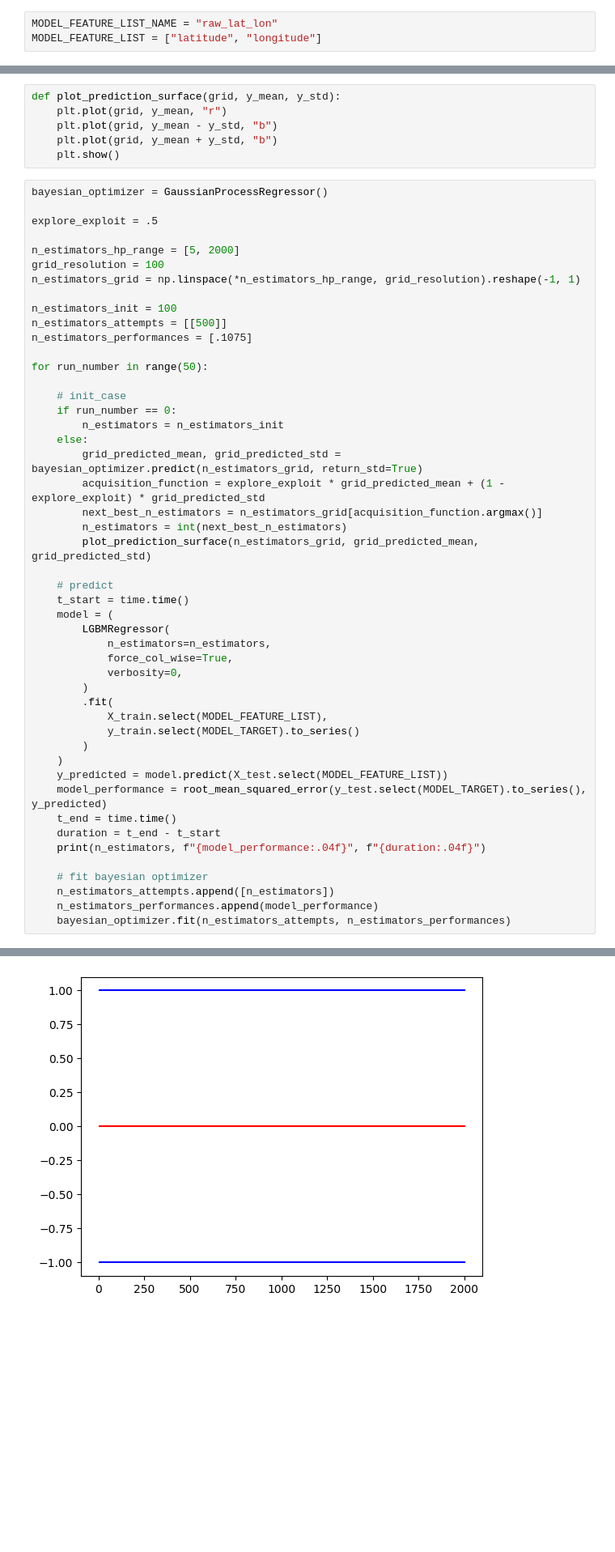
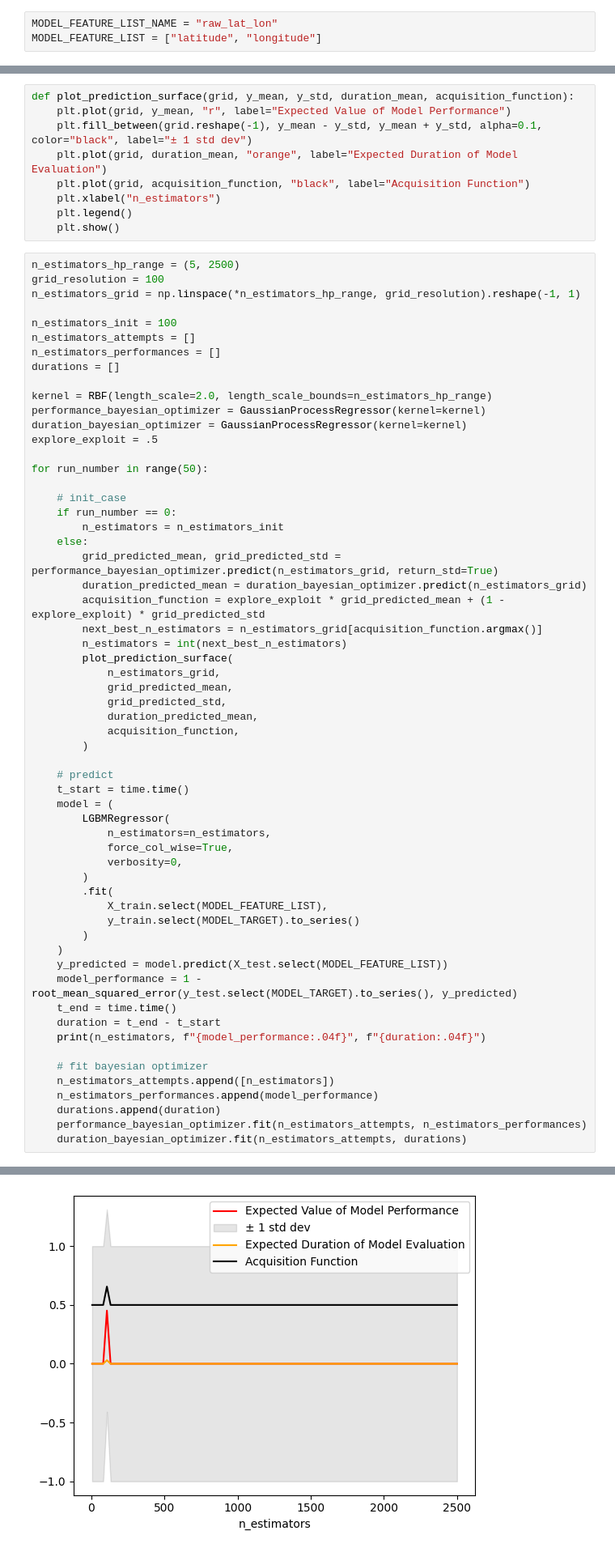
Before and after one commit to bfeif/personal-website, a Jupyter notebook: code/notebooks/practical-bayesian-optimization.ipynb, the cells around one changed output, grey strips where cells are left out. Shown at 81% size. Drawn from its saved outputs; the diff is of its cells as text; blank space fills up the shorter version.

```diff
--- a/code/notebooks/practical-bayesian-optimization.ipynb
+++ b/code/notebooks/practical-bayesian-optimization.ipynb
@@ -168,21 +131,26 @@ for n_estimators in n_estimators_hp_space:
 # %%
-def plot_prediction_surface(grid, y_mean, y_std):
-    plt.plot(grid, y_mean, "r")
-    plt.plot(grid, y_mean - y_std, "b")
-    plt.plot(grid, y_mean + y_std, "b")
+def plot_prediction_surface(grid, y_mean, y_std, duration_mean, acquisition_function):
+    plt.plot(grid, y_mean, "r", label="Expected Value of Model Performance")
+    plt.fill_between(grid.reshape(-1), y_mean - y_std, y_mean + y_std, alpha=0.1, color="black", label="± 1 std dev")
+    plt.plot(grid, duration_mean, "orange", label="Expected Duration of Model Evaluation")
+    plt.plot(grid, acquisition_function, "black", label="Acquisition Function")
+    plt.xlabel("n_estimators")
+    plt.legend()
     plt.show()
 # %%
-bayesian_optimizer = GaussianProcessRegressor()
-
-explore_exploit = .5
-
-n_estimators_hp_range = [5, 2000]
+n_estimators_hp_range = (5, 2500)
 grid_resolution = 100
 n_estimators_grid = np.linspace(*n_estimators_hp_range, grid_resolution).reshape(-1, 1)
 
 n_estimators_init = 100
-n_estimators_attempts = [[500]]
-n_estimators_performances = [.1075]
+n_estimators_attempts = []
+n_estimators_performances = []
+durations = []
+
+kernel = RBF(length_scale=2.0, length_scale_bounds=n_estimators_hp_range)
+performance_bayesian_optimizer = GaussianProcessRegressor(kernel=kernel)
+duration_bayesian_optimizer = GaussianProcessRegressor(kernel=kernel)
+explore_exploit = .5
 
 for run_number in range(50):
 
@@ -190,11 +158,18 @@ for run_number in range(50):
     if run_number == 0:
         n_estimators = n_estimators_init
     else:
-        grid_predicted_mean, grid_predicted_std = bayesian_optimizer.predict(n_estimators_grid, return_std=True)
+        grid_predicted_mean, grid_predicted_std = performance_bayesian_optimizer.predict(n_estimators_grid, return_std=True)
+        duration_predicted_mean = duration_bayesian_optimizer.predict(n_estimators_grid)
         acquisition_function = explore_exploit * grid_predicted_mean + (1 - explore_exploit) * grid_predicted_std
         next_best_n_estimators = n_estimators_grid[acquisition_function.argmax()]
         n_estimators = int(next_best_n_estimators)
-        plot_prediction_surface(n_estimators_grid, grid_predicted_mean, grid_predicted_std)
+        plot_prediction_surface(
+            n_estimators_grid,
+            grid_predicted_mean,
+            grid_predicted_std,
+            duration_predicted_mean,
+            acquisition_function,
+        )
 
     # predict
     t_start = time.time()
@@ -210,7 +185,7 @@ for run_number in range(50):
         )
     )
     y_predicted = model.predict(X_test.select(MODEL_FEATURE_LIST))
-    model_performance = root_mean_squared_error(y_test.select(MODEL_TARGET).to_series(), y_predicted)
+    model_performance = 1 - root_mean_squared_error(y_test.select(MODEL_TARGET).to_series(), y_predicted)
     t_end = time.time()
     duration = t_end - t_start
     print(n_estimators, f"{model_performance:.04f}", f"{duration:.04f}")
@@ -218,5 +193,7 @@ for run_number in range(50):
     # fit bayesian optimizer
     n_estimators_attempts.append([n_estimators])
     n_estimators_performances.append(model_performance)
-    bayesian_optimizer.fit(n_estimators_attempts, n_estimators_performances)
+    durations.append(duration)
+    performance_bayesian_optimizer.fit(n_estimators_attempts, n_estimators_performances)
+    duration_bayesian_optimizer.fit(n_estimators_attempts, durations)
 # %% [output]
@@ -224 +201 @@ for run_number in range(50):
-[figure, old version]
+[figure, new version]
```
Also changed, not shown: parts of 8 cells of this notebook.
